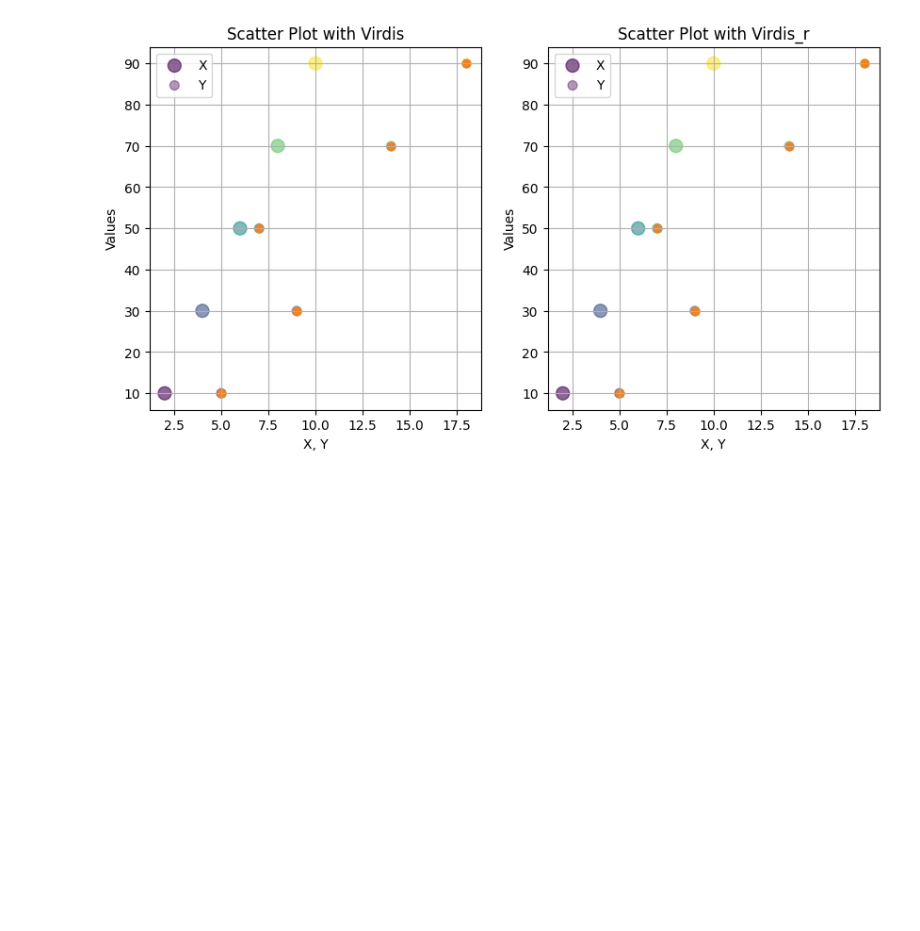
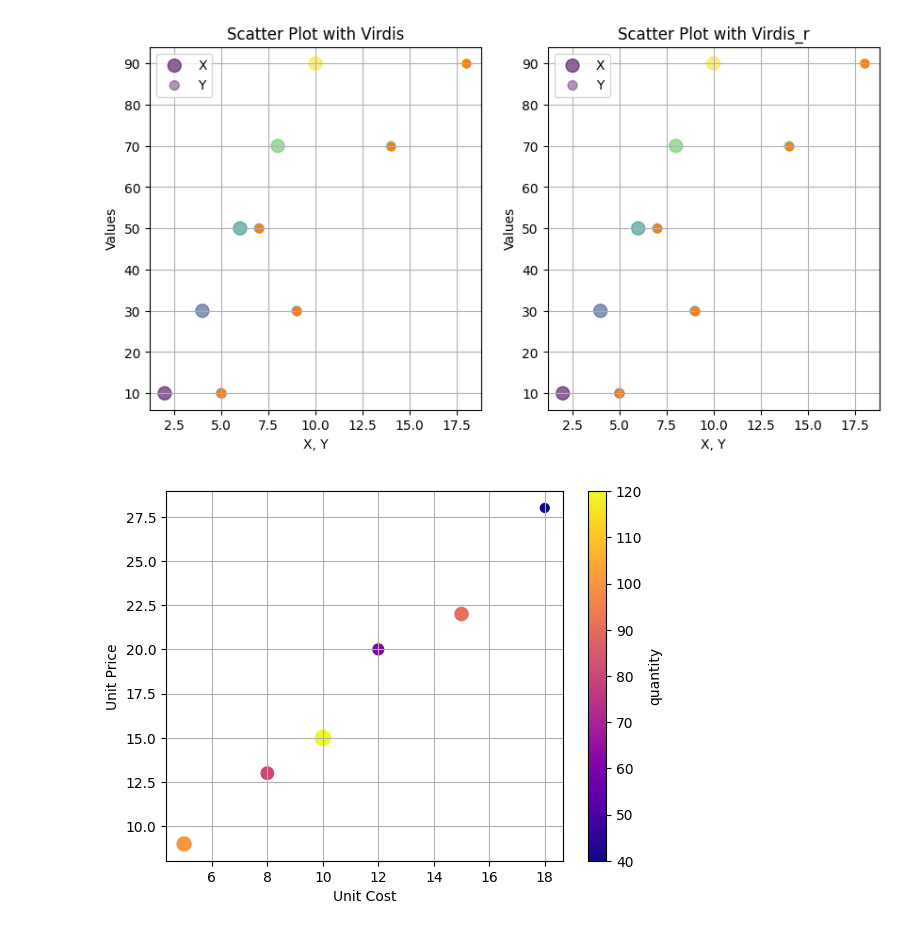
Before and after one commit to AbhishekHarikumar/AbhishekHarikumar, a Jupyter notebook: Classwork_Week_10.ipynb, the cells around one changed output. Drawn from its saved outputs; the diff is of its cells as text; code cells hidden in the pictures; blank space fills up the shorter version.

```diff
--- a/Classwork_Week_10.ipynb
+++ b/Classwork_Week_10.ipynb
@@ -140,3 +142,25 @@ dx.set_title("Scatter Plot with Virdis_r")
 plt.show()
 # %% [output]
 [figure]
+# %%
+# Q6. Scatterplot with Three Variables
+# Given:
+# unit_cost = [5, 8, 10, 12, 15, 18]
+# unit_price = [9, 13, 15, 20, 22, 28]
+# quantity = [100, 80, 120, 60, 90, 40]
+# Create a scatterplot with Unit Cost on the X-axis and Unit Price on the Y-axis.
+# Represent Quantity through marker color using the plasma colormap and marker size proportional to Quantity. Add a colorbar and interpret the relationship.
+
+
+unit_cost = [5, 8, 10, 12, 15, 18]
+unit_price = [9, 13, 15, 20, 22, 28]
+quantity = [100, 80, 120, 60, 90, 40]
+
+ex = plt.scatter(x = unit_cost, y = unit_price, s = quantity, c = quantity, cmap = 'plasma')
+plt.xlabel("Unit Cost")
+plt.ylabel("Unit Price")
+plt.grid()
+plt.colorbar(ex, label = 'quantity')
+plt.show()
+# %% [output]
+[figure, added]
```
Also changed, not shown: parts of 2 cells of this notebook.
